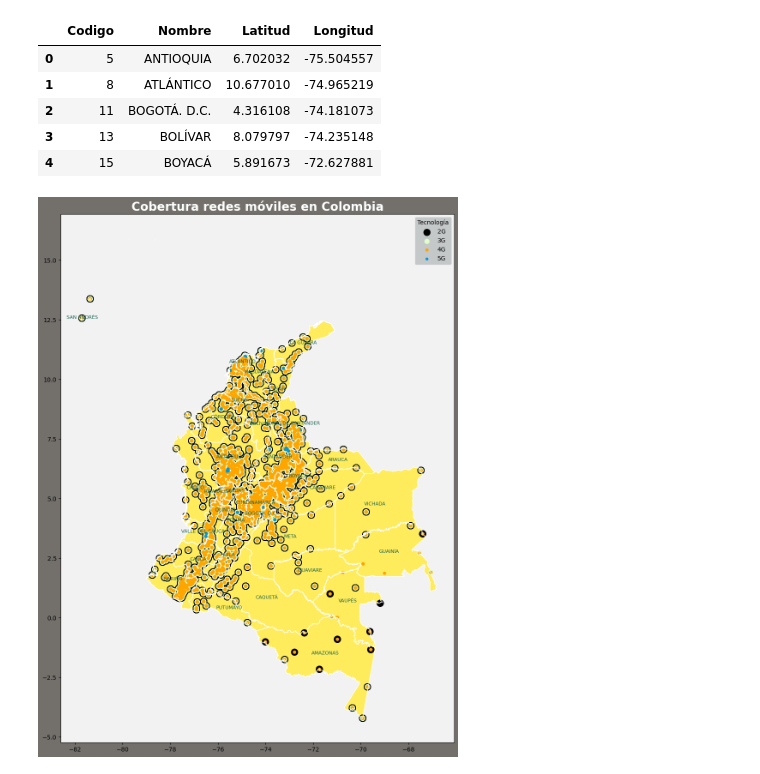
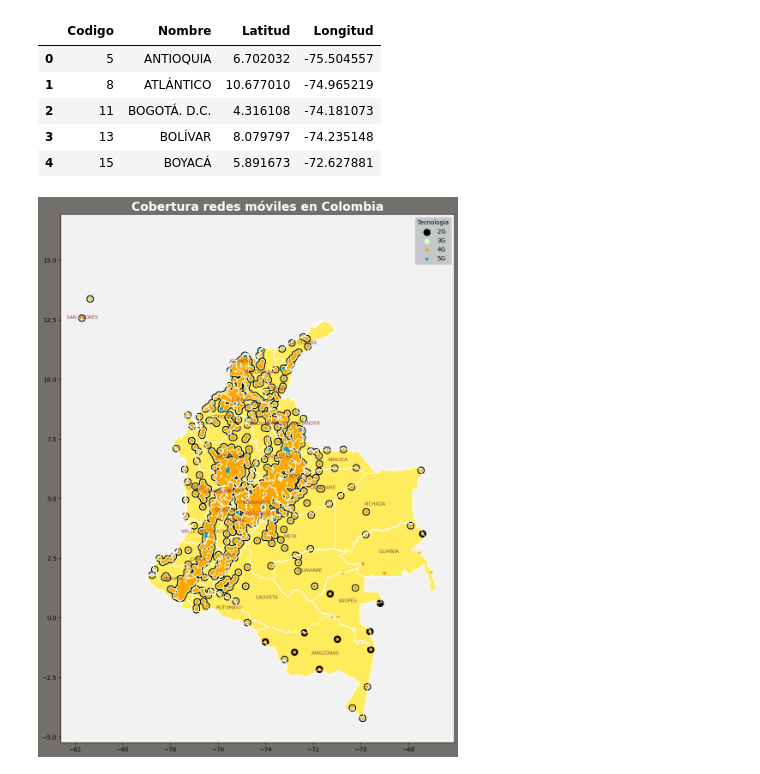
Before and after one commit to morozcoz/4n4l1515_d4t05, a Jupyter notebook: Proyecto_v1.ipynb, the cells around one changed output. Cells and saved outputs as stored; diff of their text form; code cells hidden in the pictures.

```diff
--- a/Proyecto_v1.ipynb
+++ b/Proyecto_v1.ipynb
@@ -376,7 +376,7 @@ import pandas as pd
 from shapely.geometry import Point
 import matplotlib.pyplot as plt
 
-# Ruta al archivo .shp (mapa de Colombia) descomprimido
+# Ruta al archivo .shp (mapa de Colombia)
 shapefile_path = 'https://github.com/morozcoz/4n4l1515_d4t05/raw/refs/heads/main/Col_1/gadm41_COL_1.shp'
 
 # Cargar el shapefile (mapa)
@@ -393,7 +393,7 @@ data_departamentos = {
 }
 df_departamentos = pd.DataFrame(data_departamentos)
 
-# Convertir a geometría de puntos
+# Convertir a geometría de puntos para los departamentos
 geometry_departamentos = [Point(xy) for xy in zip(df_departamentos['Longitud'], df_departamentos['Latitud'])]
 gdf_departamentos = gpd.GeoDataFrame(df_departamentos, geometry=geometry_departamentos)
 
@@ -401,41 +401,41 @@ gdf_departamentos = gpd.GeoDataFrame(df_departamentos, geometry=geometry_departa
 data = {'Longitud': df_comb_filtrado['Longitud'], 'Latitud': df_comb_filtrado['Latitud'], 'TECNOLOGIA': df_comb_filtrado['TECNOLOGIA']}
 df_point = pd.DataFrame(data)
 
-# Convertir a geometría de puntos
+# Convertir a geometría de puntos para cada tecnología
 geometry = [Point(xy) for xy in zip(df_point['Longitud'], df_point['Latitud'])]
 gdf = gpd.GeoDataFrame(df_point, geometry=geometry)
 
 # Diccionario de colores y tamaños para cada tecnología
 colores = {'2G': 'black', '3G': '#DEFECA', '4G': 'orange', '5G': '#0099DD'}
 tamaños = {'2G': 120, '3G': 60, '4G': 20, '5G': 15}
 
-# Crear la figura y el eje con un tamaño especificado
+# Crear la figura y el eje, definir tamaño y color
 fig, ax = plt.subplots(figsize=(30, 16), facecolor='#73706C')
 ax.set_facecolor('#F2F2F2')
 
-# Graficar el mapa base de Colombia
+# Graficar el mapa base de Colombia y definir color
 colombia.plot(ax=ax, color='#FFEC5C')
 
 # Delimitar y graficar los bordes de los departamentos
 colombia.boundary.plot(ax=ax, linewidth=1, edgecolor='white')
 
 # Graficar los puntos con colores y tamaños específicos según la columna 'TECNOLOGIA'
 for tecnologia in colores.keys():
     subset = gdf[gdf['TECNOLOGIA'] == tecnologia]
     subset.plot(ax=ax, color=colores[tecnologia], markersize=tamaños[tecnologia], label=tecnologia)
 
 # Añadir leyenda
 plt.legend(title="Tecnología", facecolor='#BABEBF')
 
 # Añadir título al mapa con un tamaño específico y en negrita
 plt.title('Cobertura redes móviles en Colombia', fontsize=20, fontweight='bold', color='white')
 
-# Añadir anotaciones para los nombres de los departamentos usando las coordenadas específicas
+# Añadir anotaciones para los nombres de los departamentos usando las coordenadas a nivel departamento
 for idx, row in gdf_departamentos.iterrows():
     plt.annotate(row['DEPARTAMENTO'], xy=(row['Longitud'], row['Latitud']),
-                 horizontalalignment='center', fontsize=8, color='#146152')
+                 horizontalalignment='center', fontsize=8, color='#8C4545')
 
 # Mostrar el mapa
 plt.show()
 # %% [output]
-[figure, old version]
+[figure, new version]
```
